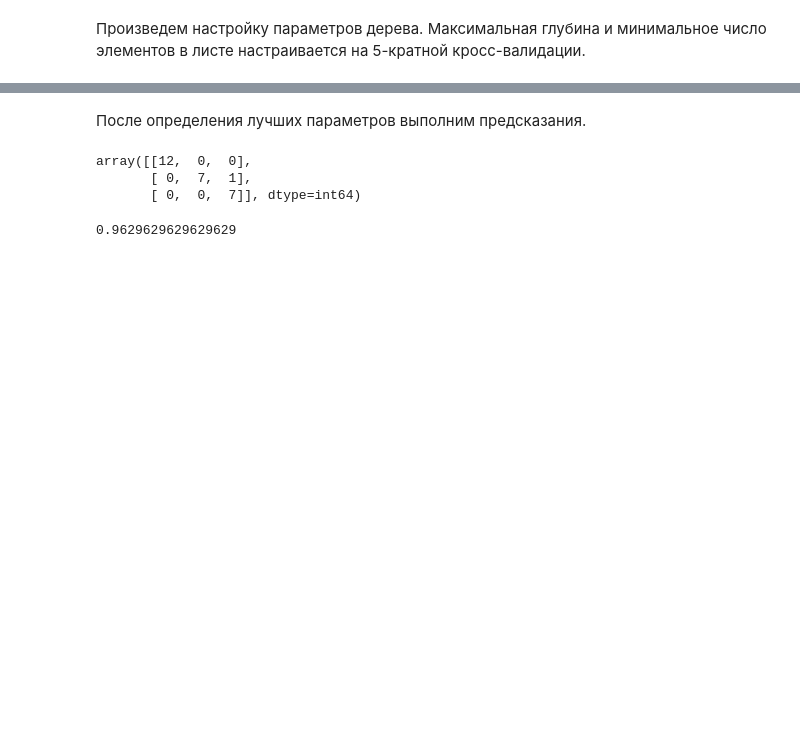
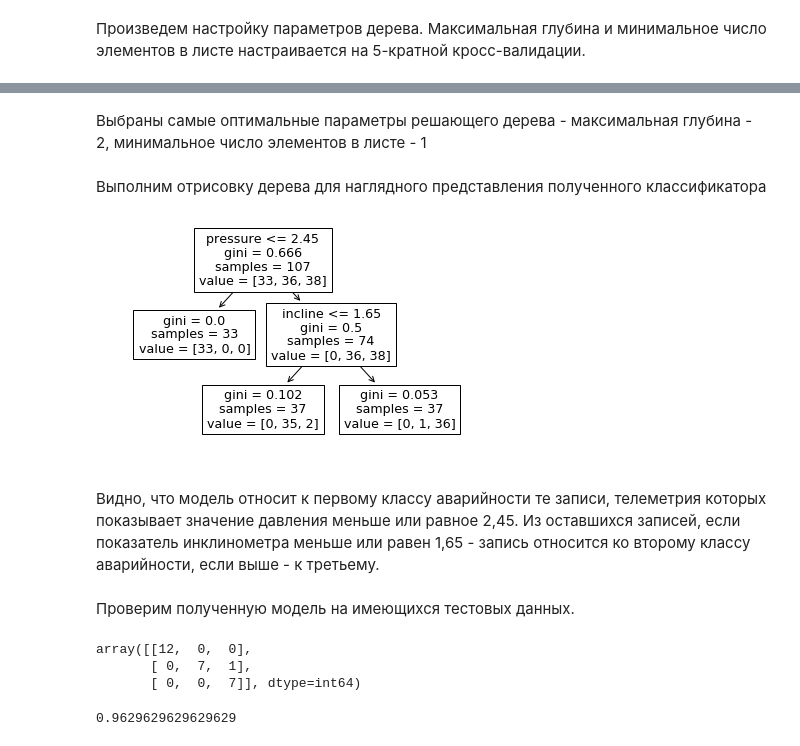
Before and after one commit to VadRad/Accident-rate-classification, a Jupyter notebook: Classification_Notebook.ipynb, the cells around one changed output, grey strips where cells are left out. Drawn from its saved outputs; the diff is of its cells as text; code cells hidden in the pictures; blank space fills up the shorter version.

```diff
--- a/Classification_Notebook.ipynb
+++ b/Classification_Notebook.ipynb
@@ -213,4 +129,0 @@ from sklearn.tree import DecisionTreeClassifier
-# %%
-tree = DecisionTreeClassifier(random_state=42, max_depth=5)
-# %%
-tree.fit(X_train, y_train)
@@ -241,8 +131,7 @@ accuracy_score(y_test, tree_pred)
 Произведем настройку параметров дерева. Максимальная глубина и минимальное число элементов в листе настраивается на 5-кратной кросс-валидации.
 # %%
 tree_params = {'max_depth': list(range(1, 5)),
-               'min_samples_leaf': list(range(1, 5)),
-                'min_samples_split': list(range(1, 5))}
+               'min_samples_leaf': list(range(1, 5))}
 # %%
 tree_new = DecisionTreeClassifier(max_depth=5, random_state=42)
 # %%
@@ -283,2 +169,4 @@ tree_grid.best_params_, tree_grid.best_score_
-# %% [markdown]
-После определения лучших параметров выполним предсказания.
+# %% [markdown]
+Выбраны самые оптимальные параметры решающего дерева - максимальная глубина - 2, минимальное число элементов в листе - 1
+# %% [markdown]
+Выполним отрисовку дерева для наглядного представления полученного классификатора
@@ -285,2 +175,13 @@ tree_grid.best_params_, tree_grid.best_score_
+# %%
+tree_new = DecisionTreeClassifier(max_depth=2, min_samples_leaf=1, random_state=42)
+# %%
+tree.plot_tree(tree_new.fit(X_train, y_train),
+               feature_names = ('temperature', 'velocity', 'pressure', 'incline', 'class'));
+# %% [output]
+[figure, added]
+# %% [markdown]
+Видно, что модель относит к первому классу аварийности те записи, телеметрия которых показывает значение давления меньше или равное 2,45. Из оставшихся записей, если показатель инклинометра меньше или равен 1,65 - запись относится ко второму классу аварийности, если выше - к третьему.
+# %% [markdown]
+Проверим полученную модель на имеющихся тестовых данных.
 # %%
 tree_grid_pred = tree_grid.predict(X_test)
```
Also changed, not shown: parts of 59 cells of this notebook, 1 other file.
